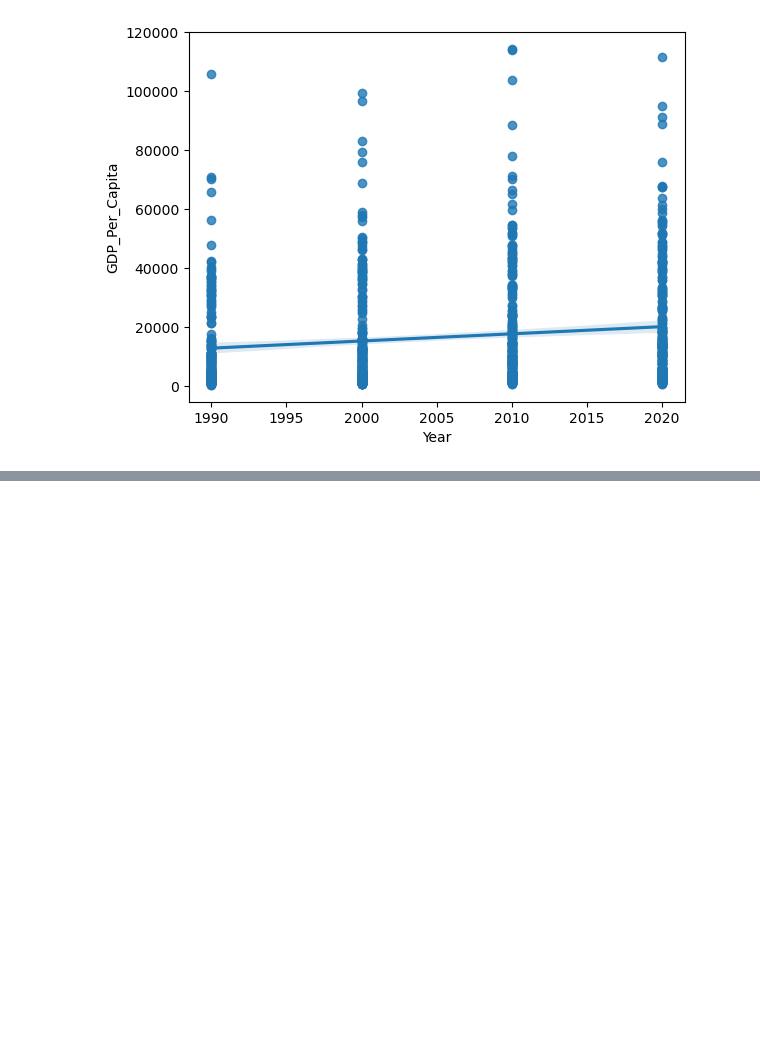
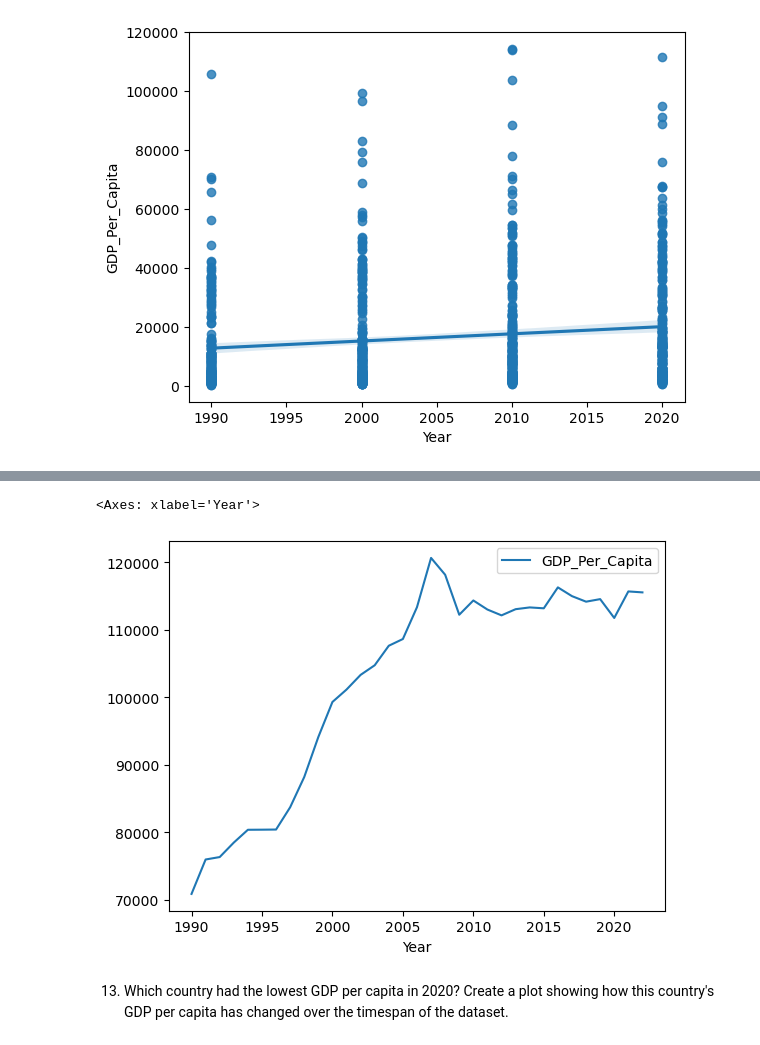
Before and after one commit to NSS-Data-Analytics-Cohort-12/un-python-Zavello, a Jupyter notebook: notebook_UN_Project.ipynb, the cells around one changed output, grey strips where cells are left out. Saved outputs shown, nothing was run; the diff lists cells and outputs as text; code cells hidden in the pictures; blank space fills up the shorter version.

```diff
--- a/notebook_UN_Project.ipynb
+++ b/notebook_UN_Project.ipynb
@@ -159,0 +250,3 @@ sns.regplot(x=gdp_decades['Year'], y=gdp_decades['GDP_Per_Capita'])
+# %%
+lux_gdp = gdp[gdp.Country == 'Luxembourg']
+print(lux_gdp)
@@ -159,0 +271,7 @@ sns.regplot(x=gdp_decades['Year'], y=gdp_decades['GDP_Per_Capita'])
+# %%
+lux_gdp.plot.line(x='Year', y='GDP_Per_Capita')
+# %% [output]
+<Axes: xlabel='Year'>
+[figure, added]
+# %% [markdown]
+13. Which country had the lowest GDP per capita in 2020? Create a plot showing how this country's GDP per capita has changed over the timespan of the dataset.
```
Also changed, not shown: parts of 36 cells of this notebook.
